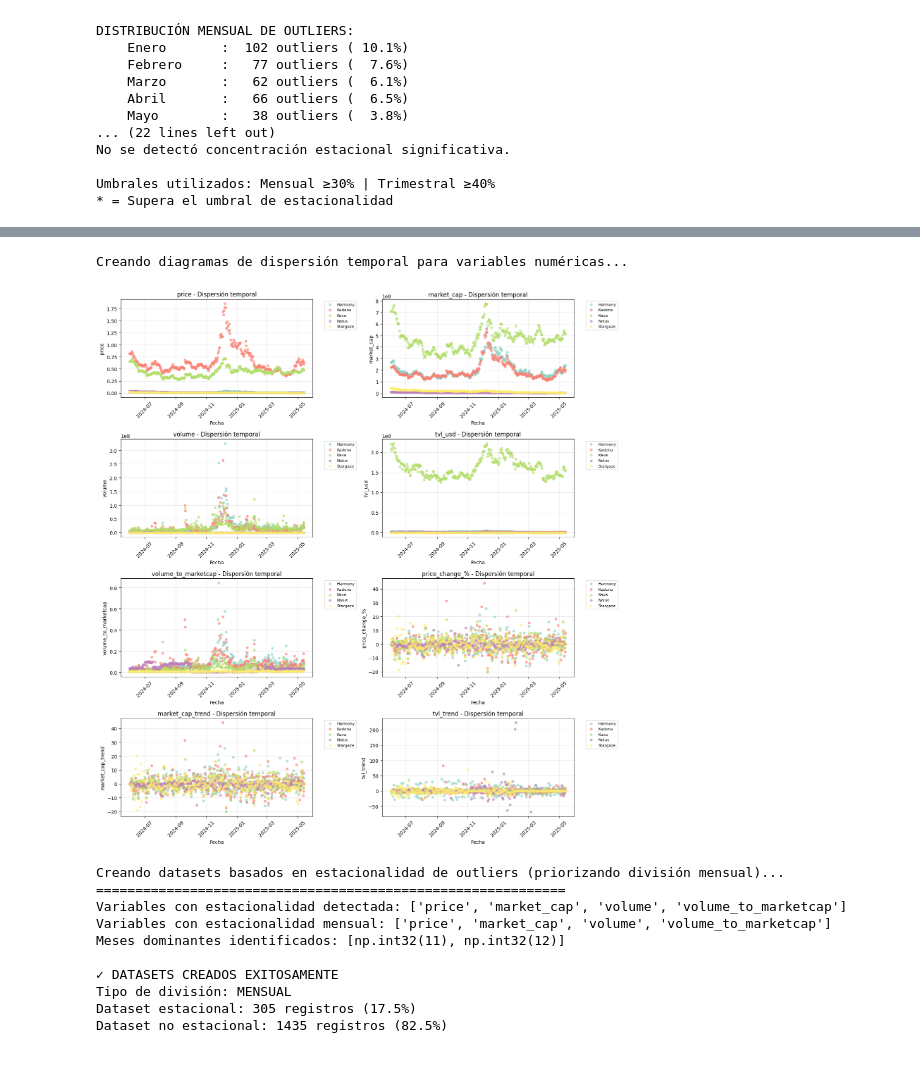
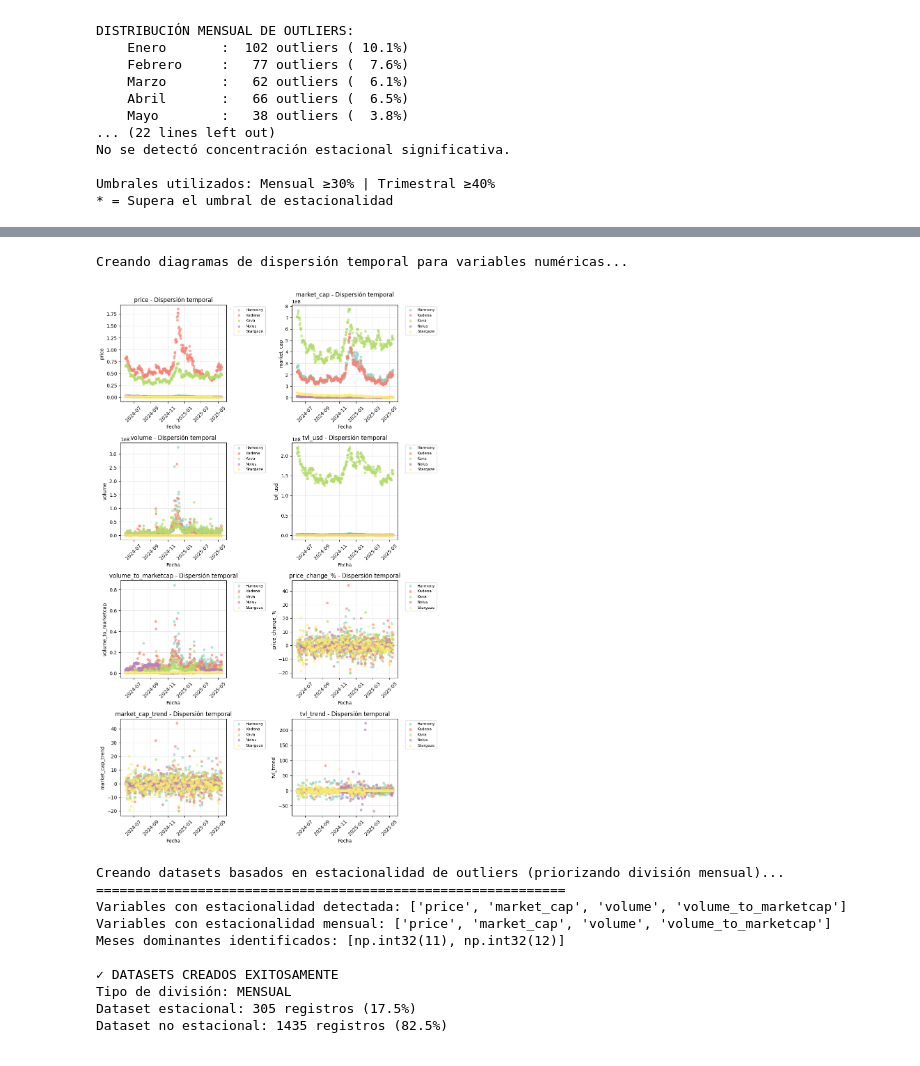
Before and after one commit to Turppie/TP-Machine-Learning, a Jupyter notebook: code/seasonal-outliers.ipynb, the cells around one changed output, grey strips where cells are left out. Cells and saved outputs as stored; diff of their text form; code cells hidden in the pictures.

```diff
--- a/code/seasonal-outliers.ipynb
+++ b/code/seasonal-outliers.ipynb
@@ -6,7 +6,7 @@
 import pandas as pd
 import numpy as np
 # Cargar datos
-data =  pd.read_csv(r"C:\Users\rosar\RufoEsEterno\MachineLearning\TP-Machine-Learning\data\criptodataset.csv")
+data =  pd.read_csv(r"C:\Users\sdiaz\Documents\upc\7\machin learning\PC$\data\criptodataset.csv")
 # %%
 eda_data = data.copy()
 # %%
@@ -559,36 +609,36 @@ def plot_time_series_scatter(data, numeric_cols):
     n = len(numeric_cols)
     rows = -(-n // cols_per_row)  # Ceiling division
 
-    plt.figure(figsize=(15, rows * 4))
+    plt.figure(figsize=(10, rows * 4))
 
     for idx, col in enumerate(numeric_cols, 1):
         plt.subplot(rows, cols_per_row, idx)
 
         # Crear scatter plot con colores por token para mejor visualización
         tokens = data['name'].unique()
         colors = plt.cm.Set3(np.linspace(0, 1, len(tokens)))
 
         for token, color in zip(tokens, colors):
             token_data = data[data['name'] == token]
             plt.scatter(token_data['date'], token_data[col],
                        alpha=0.6, s=20, label=token, color=color)
 
         plt.title(f'{col} - Dispersión temporal')
         plt.xlabel('Fecha')
         plt.ylabel(col)
         plt.xticks(rotation=45)
         plt.legend(bbox_to_anchor=(1.05, 1), loc='upper left', fontsize=8)
         plt.grid(True, alpha=0.3)
 
     plt.tight_layout()
     plt.show()
 
 # Plotear las dispersiones temporales
 print("Creando diagramas de dispersión temporal para variables numéricas...")
 plot_time_series_scatter(eda_data, numeric_columns)
 # %% [output]
 Creando diagramas de dispersión temporal para variables numéricas...
-[figure, old version]
+[figure, new version]
 # %%
 # def create_seasonal_datasets(data, seasonal_results):
 #     """
```
Also changed, not shown: parts of 18 cells of this notebook.
